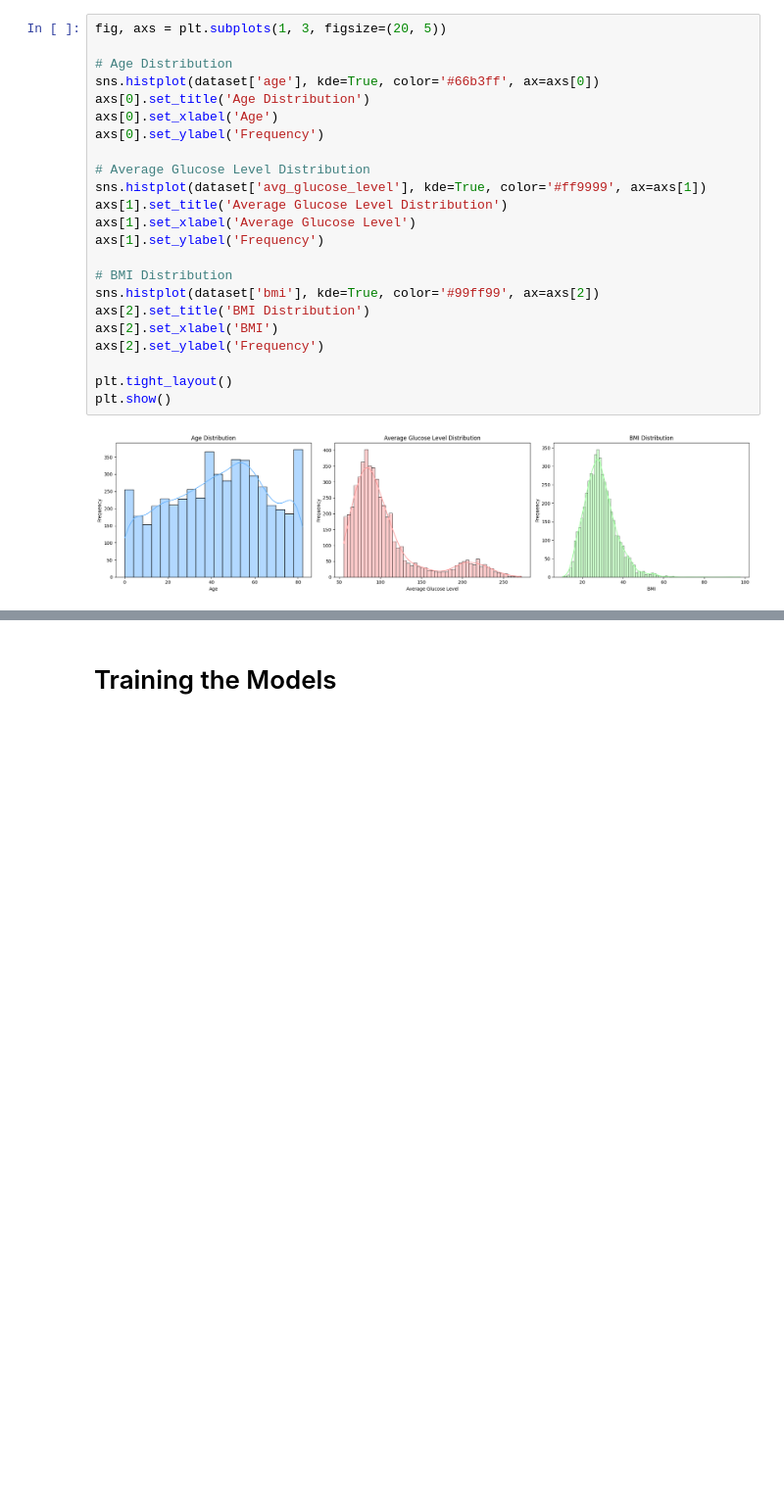
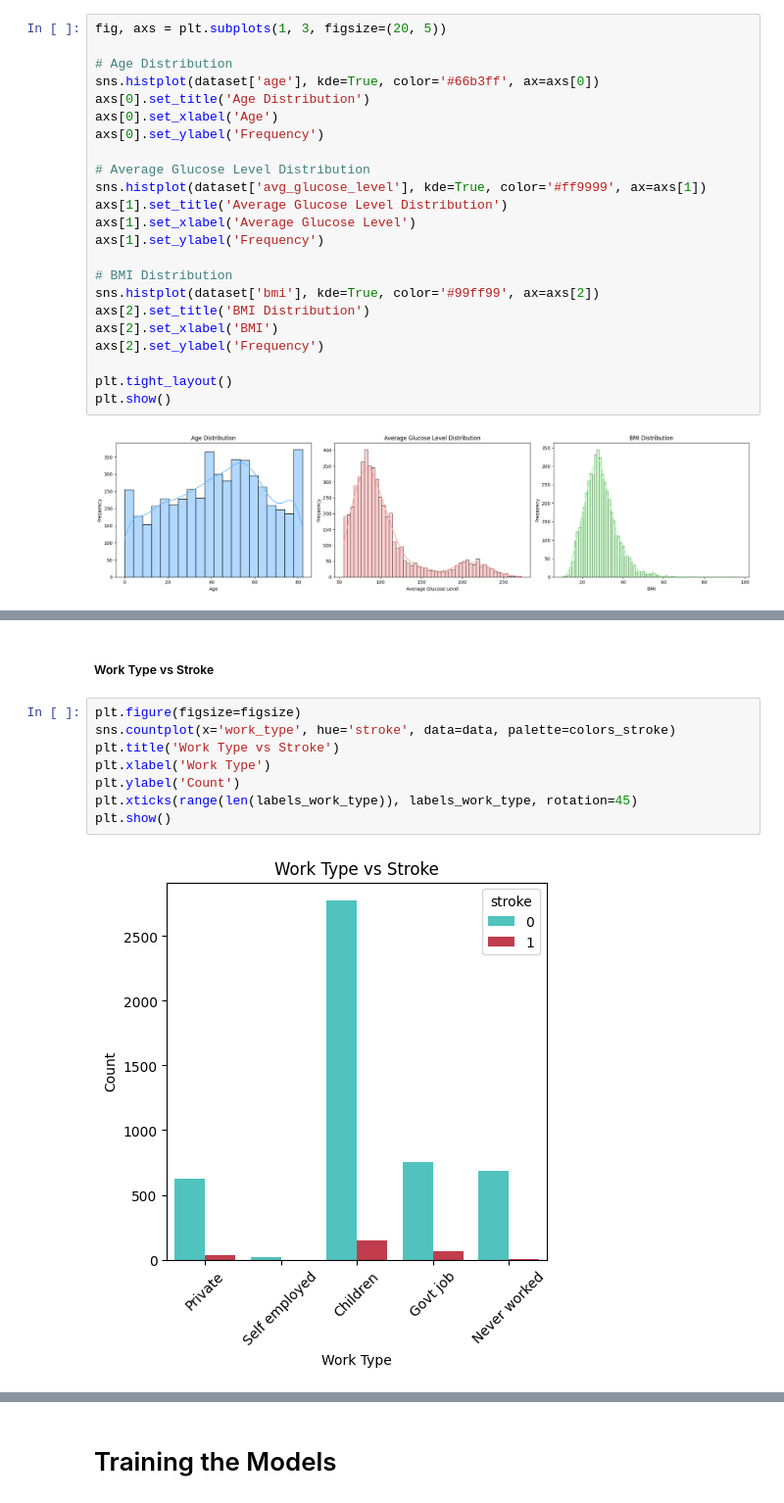
Before and after one commit to timid-angel/stroke-prediction-classifiers, a Jupyter notebook: Stroke Prediction.ipynb, the cells around one changed output, grey strips where cells are left out. Shown at 98% size. Saved outputs shown, nothing was run; the diff lists cells and outputs as text; blank space fills up the shorter version.

```diff
--- a/implementation.ipynb
+++ b/Stroke Prediction.ipynb
@@ -209,0 +240,12 @@ plt.show()
+# %% [markdown]
+##### Work Type vs Stroke
+# %%
+plt.figure(figsize=figsize)
+sns.countplot(x='work_type', hue='stroke', data=data, palette=colors_stroke)
+plt.title('Work Type vs Stroke')
+plt.xlabel('Work Type')
+plt.ylabel('Count')
+plt.xticks(range(len(labels_work_type)), labels_work_type, rotation=45)
+plt.show()
+# %% [output]
+[figure, added]
```
Also changed, not shown: parts of 40 cells of this notebook, 1 other file.
